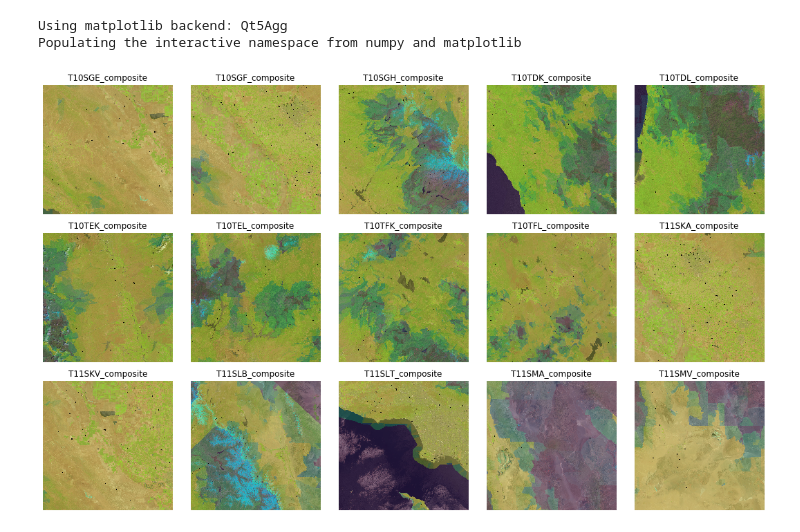
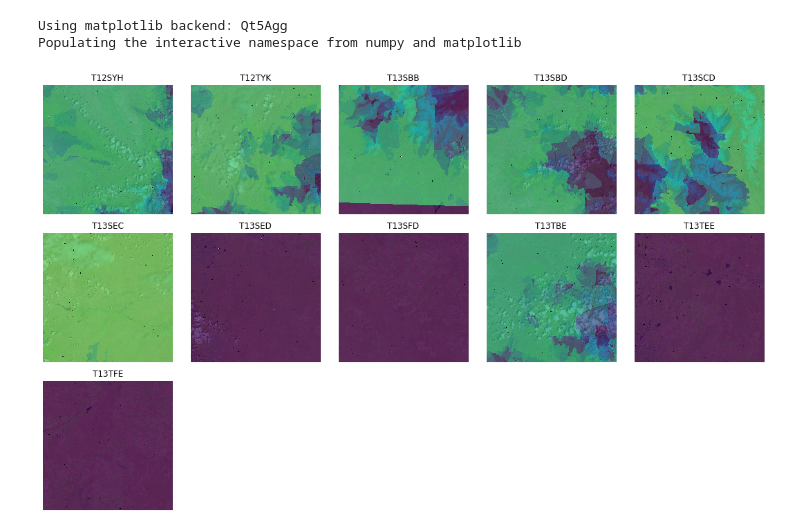
Before and after one commit to colber94/CS230_FinalProject, a Jupyter notebook: Data/view_data.ipynb, the cells around one changed output. Drawn from its saved outputs; the diff is of its cells as text; code cells hidden in the pictures.

Commit message:
updated data analysis notebooks

```diff
--- a/Data/view_data.ipynb
+++ b/Data/view_data.ipynb
@@ -8,23 +8,24 @@ from glob import glob
 from tqdm import tqdm
 from PIL import Image
 # %%
-sat_files = np.sort(glob("./Data/sentinel2/ca/composite/*.tif"))
-lte_files = np.sort(glob("./Data/fcc477actual/sentinel2/ca/cat10*.tif"))
-cell_files = np.sort(glob("./Data/celltowers/sentinel2/*.tif"))
+state = "co"
+sat_files = np.sort(glob("sentinel2/{}/composite/*.tif".format(state)))
+lte_files = np.sort(glob("fcc477actual/sentinel2/{}/cat10*.jpg".format(state)))
+cell_files = np.sort(glob("celltowers/sentinel2/{}/*.jpg".format(state)))
 # %%
 %pylab
 %matplotlib inline
 figure(figsize=(15,15))
 for i, (sat, lte, cell) in enumerate(zip(sat_files, lte_files, cell_files)):
     subplot(5,5,i+1)
     title(sat.split("\\")[-1].split(".")[0])
     imshow(rio.open(sat.replace("\\","/")).read().transpose([1,2,0]))
-    imshow(rio.open(lte.replace("\\","/")).read()[0,:,:],alpha=0.3)
+    imshow(rio.open(lte.replace("\\","/")).read()[0,:,:],alpha=0.7)
     cell_array = rio.open(cell.replace("\\","/")).read()[0,:,:]
     imshow(np.ma.masked_where(cell_array <1, cell_array),cmap="bone")
     axis("off")
 tight_layout()
 # %% [output]
 Using matplotlib backend: Qt5Agg
 Populating the interactive namespace from numpy and matplotlib
-[figure, old version]
+[figure, new version]
```
Also changed, not shown: 18 other files.
